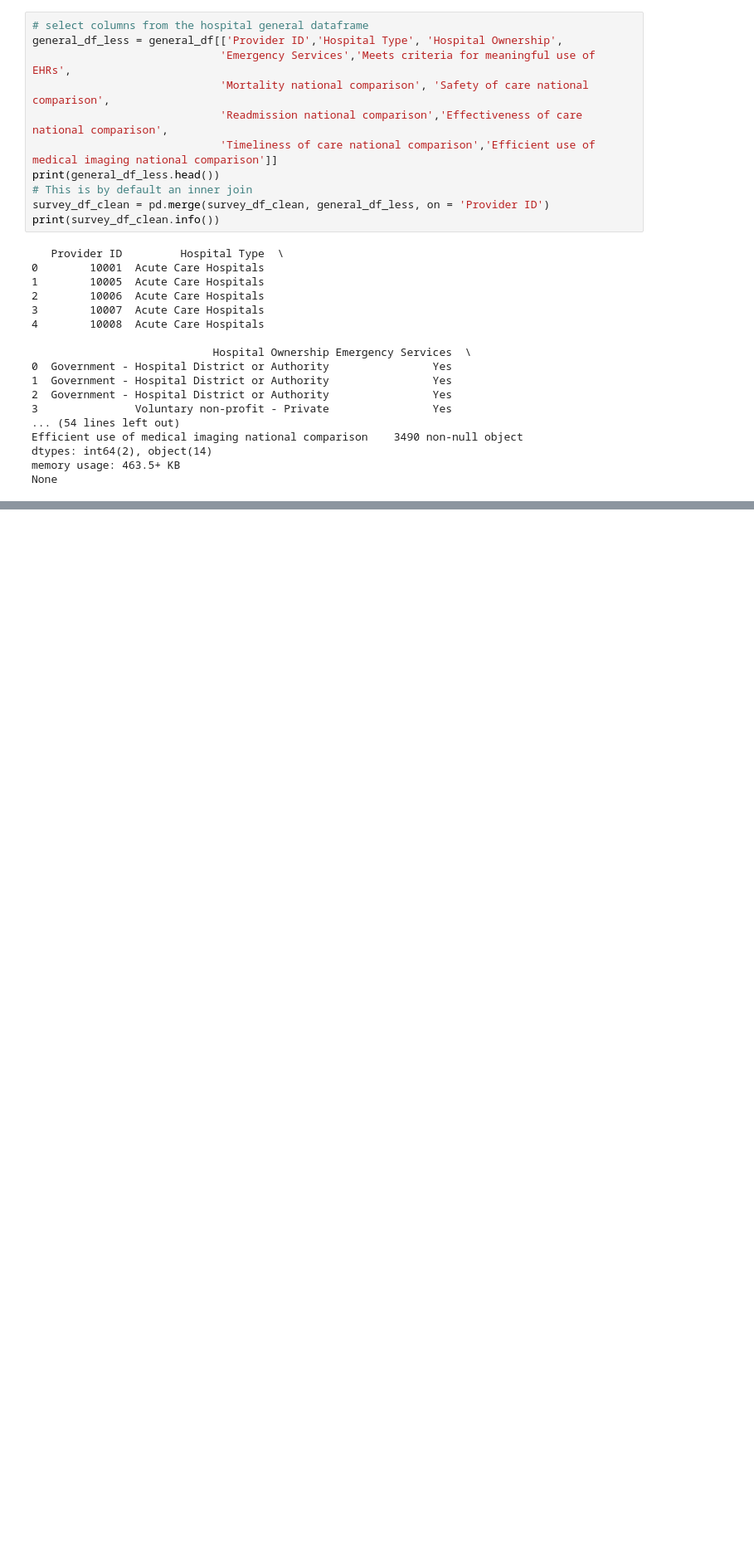
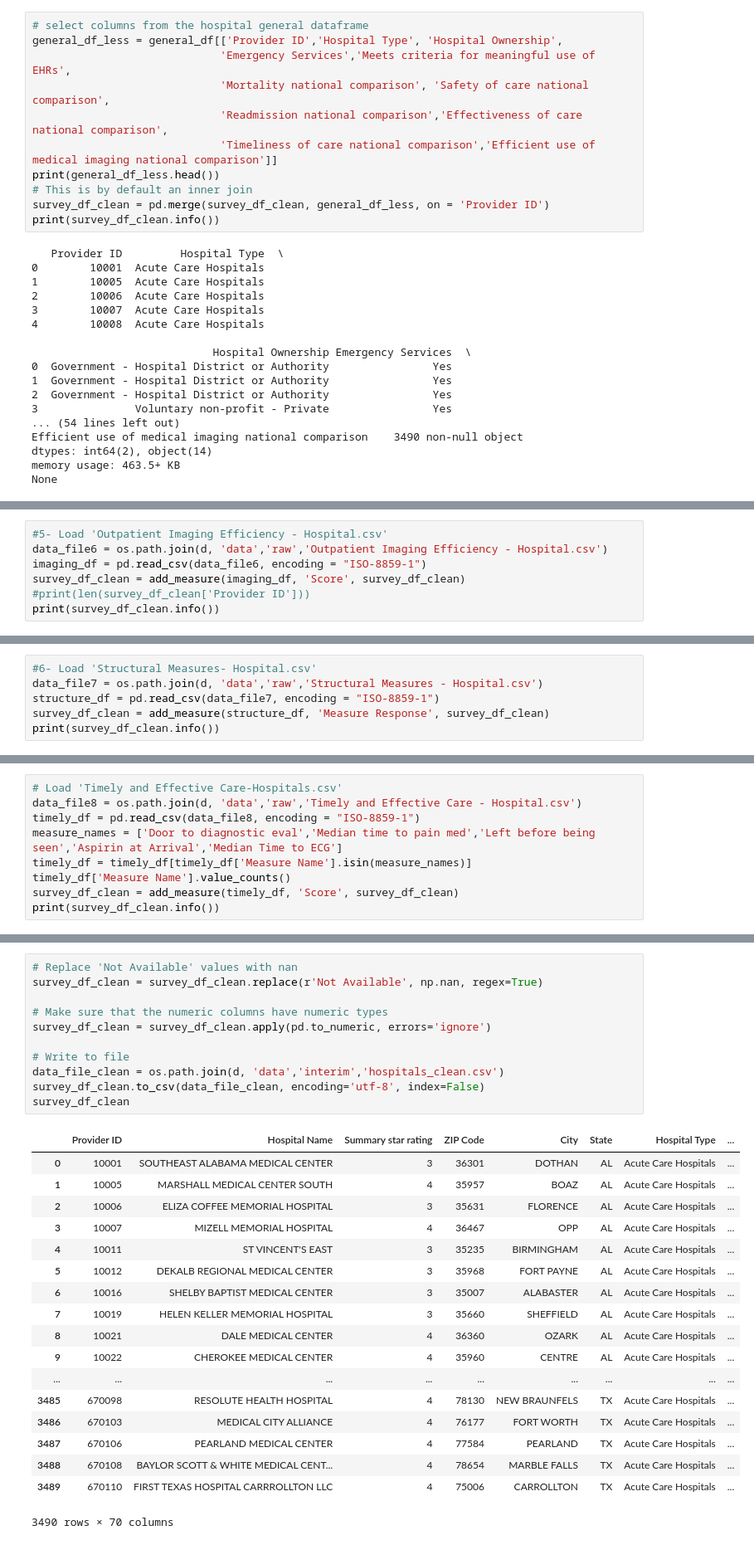
Before and after one commit to hmirzaee/Springboard, a Jupyter notebook: Capstone_1/Data Wrangling/clean_data.ipynb, the cells around one changed output, grey strips where cells are left out. Shown at 83% size. Saved outputs shown, nothing was run; the diff lists cells and outputs as text; blank space fills up the shorter version.

```diff
--- a/Capstone_1/Data Wrangling/clean_data.ipynb
+++ b/Capstone_1/Data Wrangling/clean_data.ipynb
@@ -256,0 +481,7 @@ None
+# %%
+#5- Load 'Outpatient Imaging Efficiency - Hospital.csv'
+data_file6 = os.path.join(d, 'data','raw','Outpatient Imaging Efficiency - Hospital.csv')
+imaging_df = pd.read_csv(data_file6, encoding = "ISO-8859-1")
+survey_df_clean = add_measure(imaging_df, 'Score', survey_df_clean)
+#print(len(survey_df_clean['Provider ID']))
+print(survey_df_clean.info())
@@ -256,0 +506,6 @@ None
+# %%
+#6- Load 'Structural Measures- Hospital.csv'
+data_file7 = os.path.join(d, 'data','raw','Structural Measures - Hospital.csv')
+structure_df = pd.read_csv(data_file7, encoding = "ISO-8859-1")
+survey_df_clean = add_measure(structure_df, 'Measure Response', survey_df_clean)
+print(survey_df_clean.info())
@@ -256,0 +530,9 @@ None
+# %%
+# Load 'Timely and Effective Care-Hospitals.csv'
+data_file8 = os.path.join(d, 'data','raw','Timely and Effective Care - Hospital.csv')
+timely_df = pd.read_csv(data_file8, encoding = "ISO-8859-1")
+measure_names = ['Door to diagnostic eval','Median time to pain med','Left before being seen','Aspirin at Arrival','Median Time to ECG']
+timely_df = timely_df[timely_df['Measure Name'].isin(measure_names)]
+timely_df['Measure Name'].value_counts()
+survey_df_clean = add_measure(timely_df, 'Score', survey_df_clean)
+print(survey_df_clean.info())
@@ -256,0 +582,30 @@ None
+# %%
+# Replace 'Not Available' values with nan
+survey_df_clean = survey_df_clean.replace(r'Not Available', np.nan, regex=True)
+
+# Make sure that the numeric columns have numeric types
+survey_df_clean = survey_df_clean.apply(pd.to_numeric, errors='ignore')
+
+# Write to file
+data_file_clean = os.path.join(d, 'data','interim','hospitals_clean.csv')
+survey_df_clean.to_csv(data_file_clean, encoding='utf-8', index=False)
+survey_df_clean
+# %% [output]
+|  | Provider ID | Hospital Name | Summary star rating | ZIP Code | City | State | Hospital Type | ... |
+| 0 | 10001 | SOUTHEAST ALABAMA MEDICAL CENTER | 3 | 36301 | DOTHAN | AL | Acute Care Hospitals | ... |
+| 1 | 10005 | MARSHALL MEDICAL CENTER SOUTH | 4 | 35957 | BOAZ | AL | Acute Care Hospitals | ... |
+| 2 | 10006 | ELIZA COFFEE MEMORIAL HOSPITAL | 3 | 35631 | FLORENCE | AL | Acute Care Hospitals | ... |
+| 3 | 10007 | MIZELL MEMORIAL HOSPITAL | 4 | 36467 | OPP | AL | Acute Care Hospitals | ... |
+| 4 | 10011 | ST VINCENT'S EAST | 3 | 35235 | BIRMINGHAM | AL | Acute Care Hospitals | ... |
+| 5 | 10012 | DEKALB REGIONAL MEDICAL CENTER | 3 | 35968 | FORT PAYNE | AL | Acute Care Hospitals | ... |
+| 6 | 10016 | SHELBY BAPTIST MEDICAL CENTER | 3 | 35007 | ALABASTER | AL | Acute Care Hospitals | ... |
+| 7 | 10019 | HELEN KELLER MEMORIAL HOSPITAL | 3 | 35660 | SHEFFIELD | AL | Acute Care Hospitals | ... |
+| 8 | 10021 | DALE MEDICAL CENTER | 4 | 36360 | OZARK | AL | Acute Care Hospitals | ... |
+| 9 | 10022 | CHEROKEE MEDICAL CENTER | 4 | 35960 | CENTRE | AL | Acute Care Hospitals | ... |
+| ... | ... | ... | ... | ... | ... | ... | ... | ... |
+| 3485 | 670098 | RESOLUTE HEALTH HOSPITAL | 4 | 78130 | NEW BRAUNFELS | TX | Acute Care Hospitals | ... |
+| 3486 | 670103 | MEDICAL CITY ALLIANCE | 4 | 76177 | FORT WORTH | TX | Acute Care Hospitals | ... |
+| 3487 | 670106 | PEARLAND MEDICAL CENTER | 4 | 77584 | PEARLAND | TX | Acute Care Hospitals | ... |
+| 3488 | 670108 | BAYLOR SCOTT & WHITE MEDICAL CENT... | 4 | 78654 | MARBLE FALLS | TX | Acute Care Hospitals | ... |
+| 3489 | 670110 | FIRST TEXAS HOSPITAL CARRROLLTON LLC | 4 | 75006 | CARROLLTON | TX | Acute Care Hospitals | ... |
+3490 rows × 70 columns
```
Also changed, not shown: parts of 13 cells of this notebook.
